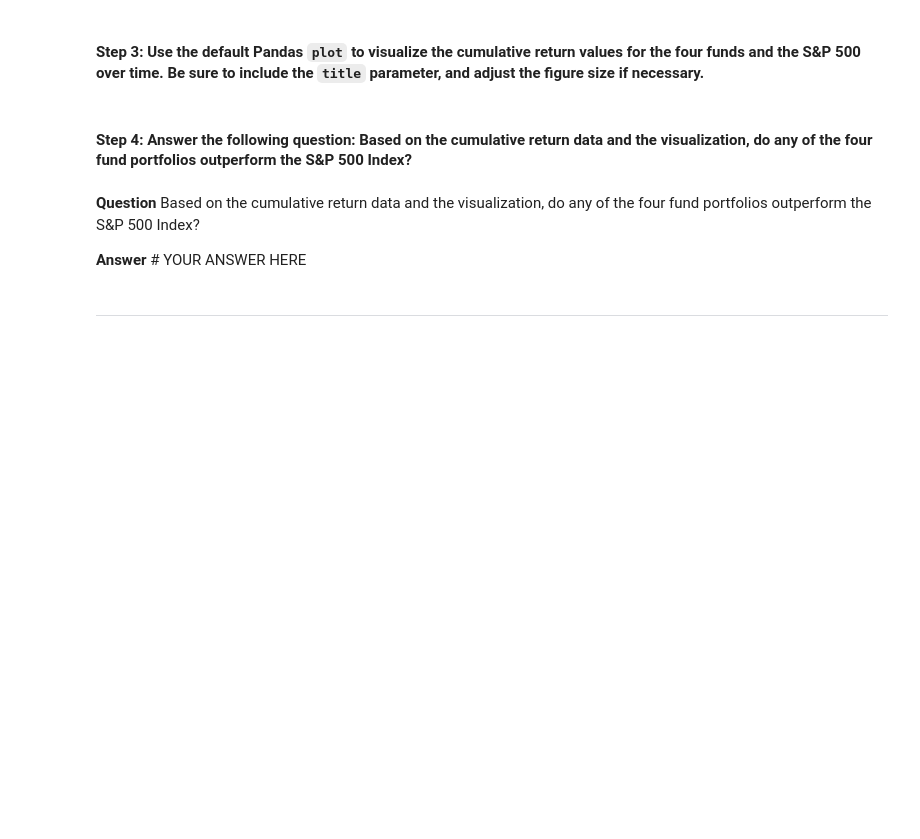
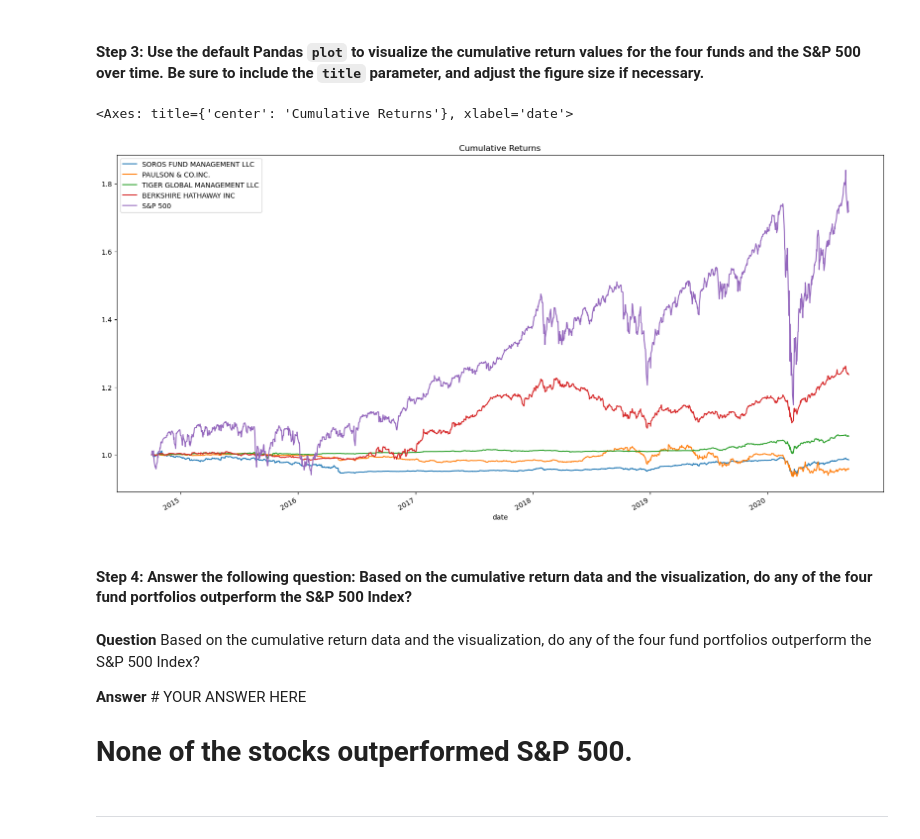
Before and after one commit to OONwora/Challenge--4, a Jupyter notebook: risk_return_analysis.ipynb, the cells around one changed output. Cells and saved outputs as stored; diff of their text form; code cells hidden in the pictures; blank space fills up the shorter version.

```diff
--- a/risk_return_analysis.ipynb
+++ b/risk_return_analysis.ipynb
@@ -137,3 +175,6 @@ Analyze the data to determine if any of the portfolios outperform the broader st
 # Calculate and plot the cumulative returns of the 4 fund portfolios and the S&P 500
 # Review the last 5 rows of the cumulative returns DataFrame
 # YOUR CODE HERE
+
+all_cumulative_returns_df = (1 + all_daily_returns_df).cumprod()
+all_cumulative_returns_df.tail()
@@ -142,13 +191,19 @@ Analyze the data to determine if any of the portfolios outperform the broader st
 # %%
 # Visualize the cumulative returns using the Pandas plot function
 # Include a title parameter and adjust the figure size
 # YOUR CODE HERE
+
+all_cumulative_returns_df.plot(figsize = (20,10), title = "Cumulative Returns")
+# %% [output]
+<Axes: title={'center': 'Cumulative Returns'}, xlabel='date'>
+[figure, added]
 # %% [markdown]
 #### Step 4: Answer the following question: Based on the cumulative return data and the visualization, do any of the four fund portfolios outperform the S&P 500 Index?
 # %% [markdown]
 **Question** Based on the cumulative return data and the visualization, do any of the four fund portfolios outperform the S&P 500 Index?
 
 **Answer** # YOUR ANSWER HERE
+# None of the stocks outperformed S&P 500.
 # %% [markdown]
 ---
 # %% [markdown]
```
Also changed, not shown: parts of 23 cells of this notebook.
